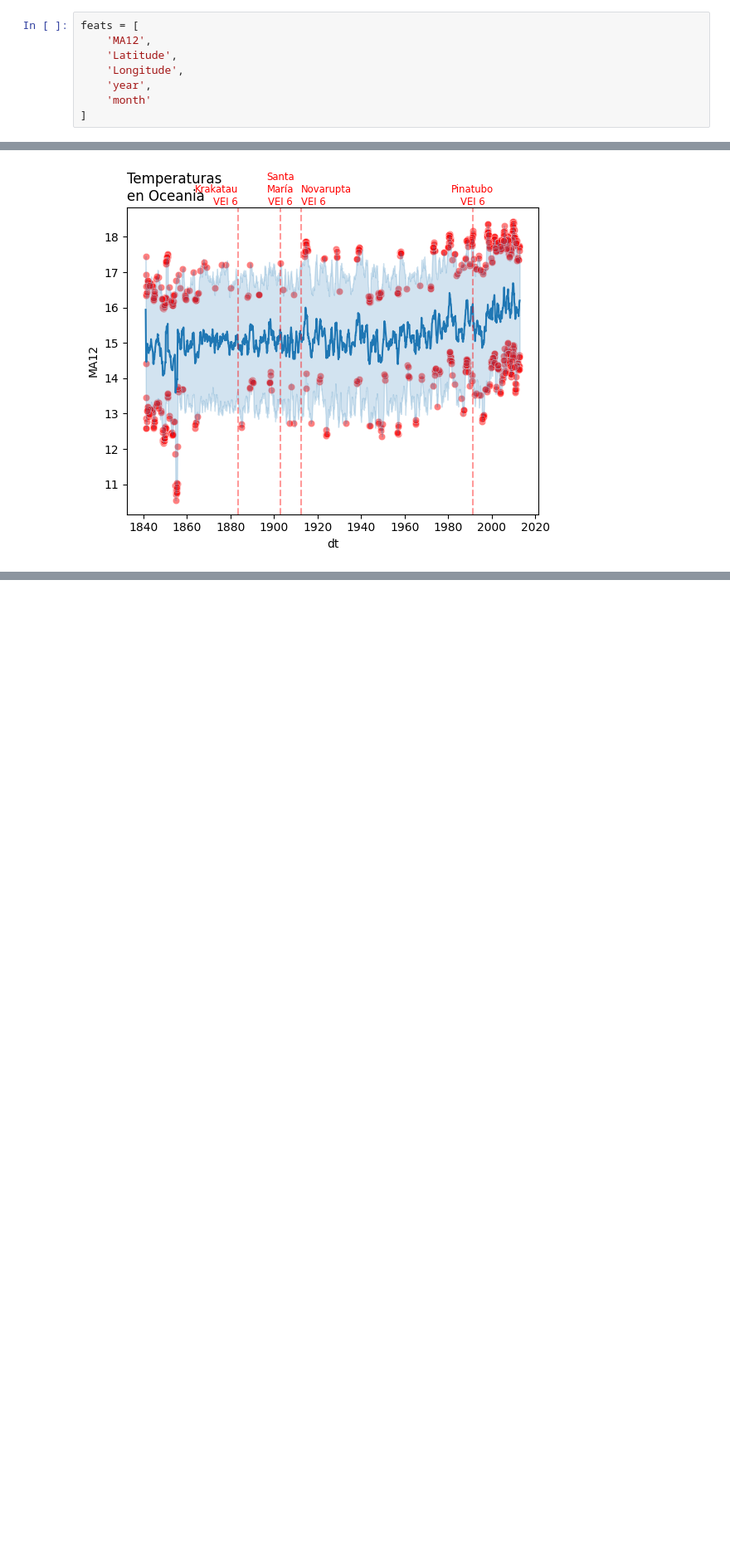
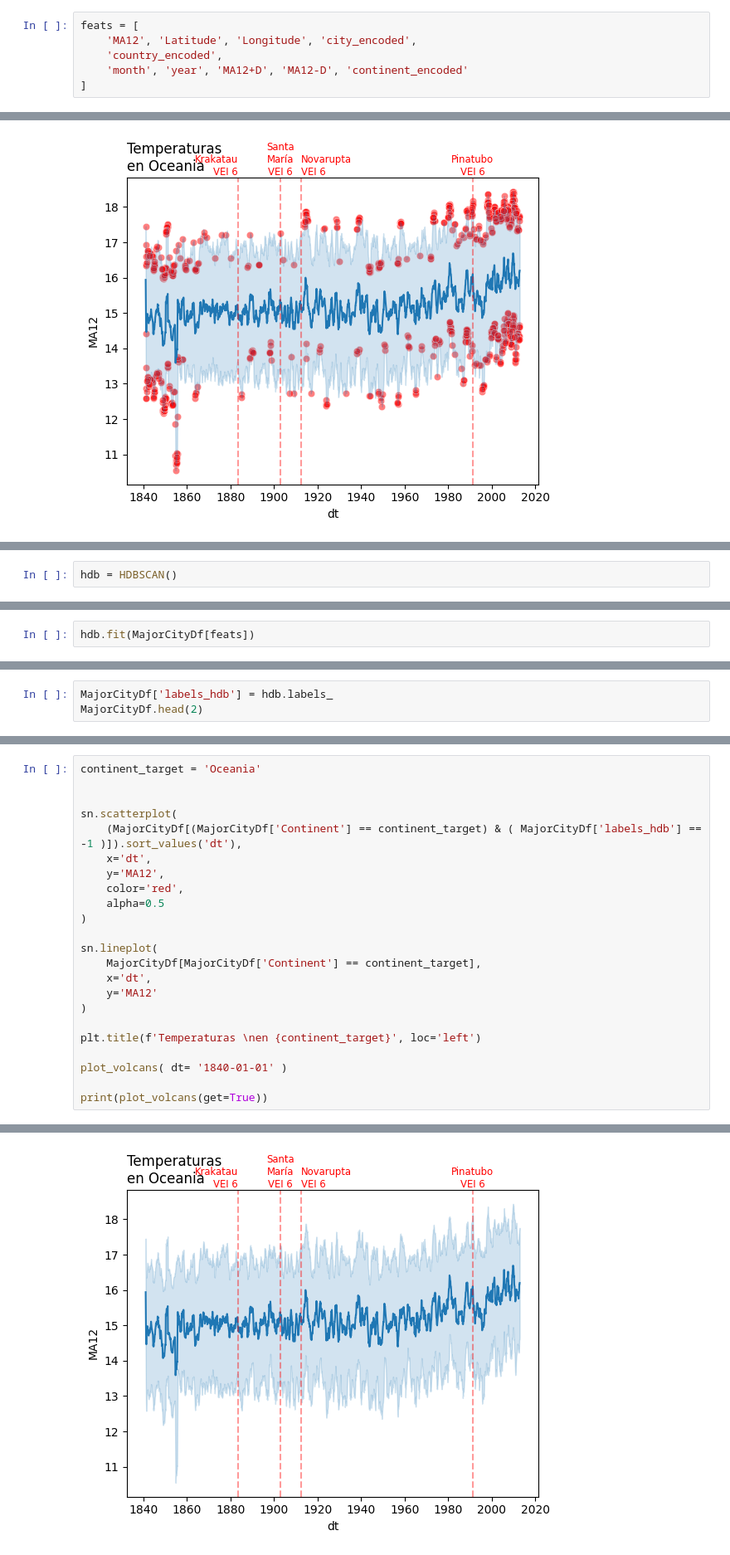
Before and after one commit to Axoluther/astronomia, a Jupyter notebook: tarea3/outliers2.ipynb, the cells around one changed output, grey strips where cells are left out. Shown: that part at 83% size. Drawn from its saved outputs; the diff is of its cells as text; blank space fills up the shorter version.

```diff
--- a/tarea3/outliers2.ipynb
+++ b/tarea3/outliers2.ipynb
@@ -112,11 +144,9 @@ MajorCityDf.head(2)
 Isolation Forest
 # %%
 feats = [
-    'MA12',
-    'Latitude',
-    'Longitude',
-    'year',
-    'month'
+    'MA12', 'Latitude', 'Longitude', 'city_encoded',
+    'country_encoded',
+    'month', 'year', 'MA12+D', 'MA12-D', 'continent_encoded'
 ]
 # %%
 MajorCityDf = MajorCityDf.combine_first(MajorCityDf.groupby('City', group_keys=False)[feats].apply(detect_outliers_city))
@@ -334,0 +335,2 @@ print(plot_volcans(get=True))
+# %%
+hdb = HDBSCAN()
@@ -334,0 +347,2 @@ print(plot_volcans(get=True))
+# %%
+hdb.fit(MajorCityDf[feats])
@@ -334,0 +365,3 @@ print(plot_volcans(get=True))
+# %%
+MajorCityDf['labels_hdb'] = hdb.labels_
+MajorCityDf.head(2)
@@ -334,0 +372,24 @@ print(plot_volcans(get=True))
+# %%
+continent_target = 'Oceania'
+
+
+sn.scatterplot(
+    (MajorCityDf[(MajorCityDf['Continent'] == continent_target) & ( MajorCityDf['labels_hdb'] == -1 )]).sort_values('dt'),
+    x='dt',
+    y='MA12',
+    color='red',
+    alpha=0.5
+)
+
+sn.lineplot(
+    MajorCityDf[MajorCityDf['Continent'] == continent_target],
+    x='dt',
+    y='MA12'
+)
+
+plt.title(f'Temperaturas \nen {continent_target}', loc='left')
+
+plot_volcans( dt= '1840-01-01' )
+
+print(plot_volcans(get=True))
+# %% [output]
@@ -334,0 +397 @@ print(plot_volcans(get=True))
+[figure, added]
```
Also changed, not shown: parts of 23 cells of this notebook, 5 other files.
